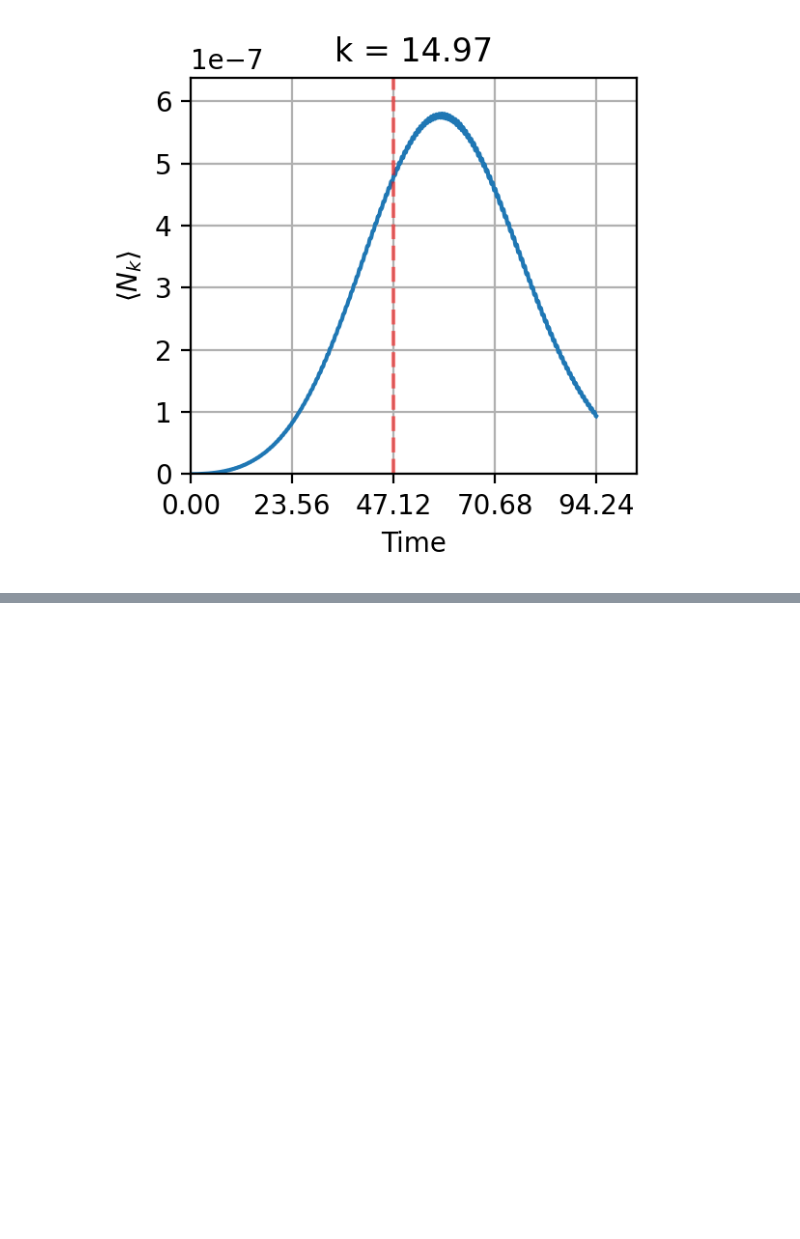
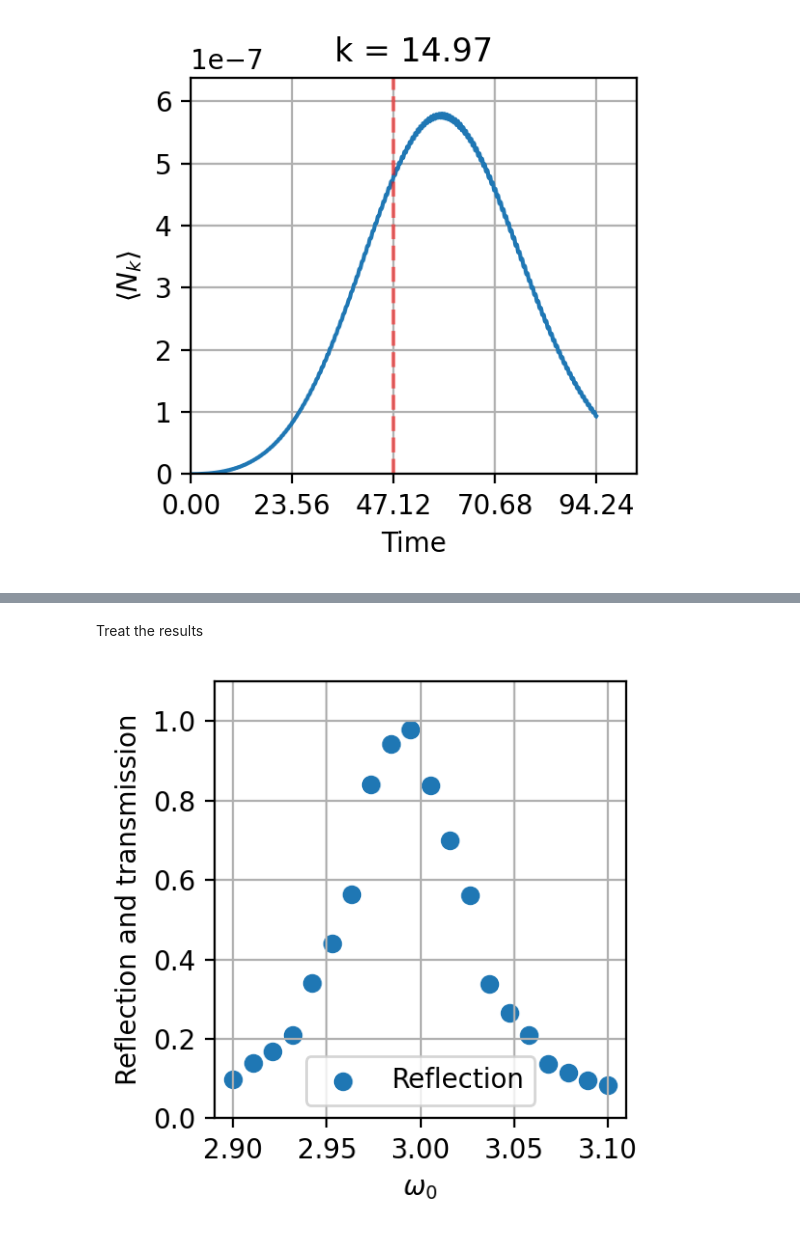
Before and after one commit to rpiron/nii_internship, a Jupyter notebook: single_photon_scattering/simu_mirror.ipynb, the cells around one changed output, grey strips where cells are left out. Drawn from its saved outputs; the diff is of its cells as text; code cells hidden in the pictures; blank space fills up the shorter version.

```diff
--- a/single_photon_scattering/simu_mirror.ipynb
+++ b/single_photon_scattering/simu_mirror.ipynb
@@ -490,0 +580,39 @@ plt.show()
+# %% [markdown]
+Treat the results
+# %%
+nb_freq_eff = 20
+
+omega_0_tab = np.zeros(nb_freq_eff)
+reflection_tab = np.zeros(nb_freq_eff)
+transmission_tab = np.zeros(nb_freq_eff)
+reflection_sum_tab = np.zeros(nb_freq_eff)
+transmission_sum_tab = np.zeros(nb_freq_eff)
+
+
+for x in range(nb_freq_eff):
+    #recover the associated csv file
+    current_filename = f"./results_transmission/results_{x}.csv"
+    df = pd.read_csv(current_filename)
+
+    omega_0_tab[x] = df['omega_0'][0]
+    reflection_tab[x] = df['reflection'][0]
+    transmission_tab[x] = df['transmission'][0]
+    reflection_sum_tab[x] = df['R_coef_sum'][0]
+    transmission_sum_tab[x] = df['T_coef_sum'][0]
+
+theory_curve = 1 / (1 + (omega_0_tab - omega_A)**2 / (gamma/2)**2)
+
+fig, ax = plt.subplots(1,1, figsize=(3,3), dpi=resol)
+ax.scatter(omega_0_tab, reflection_tab, marker='o', label='Reflection')
+#ax.scatter(omega_0_tab, reflection_sum_tab, marker='o', label='Reflection sum')
+#ax.plot(omega_0_tab, theory_curve, markersize=3, label='Theory', linestyle=':', color='green')
+ax.set_xlabel(r'$\omega_0$')
+ax.set_ylabel("Reflection and transmission")
+ax.grid()
+ax.legend()
+ax.set_ylim(0, 1.1)
+
+fig.tight_layout()
+plt.show()
+# %% [output]
+[figure, added]
```
Also changed, not shown: parts of 19 cells of this notebook, 40 other files.
